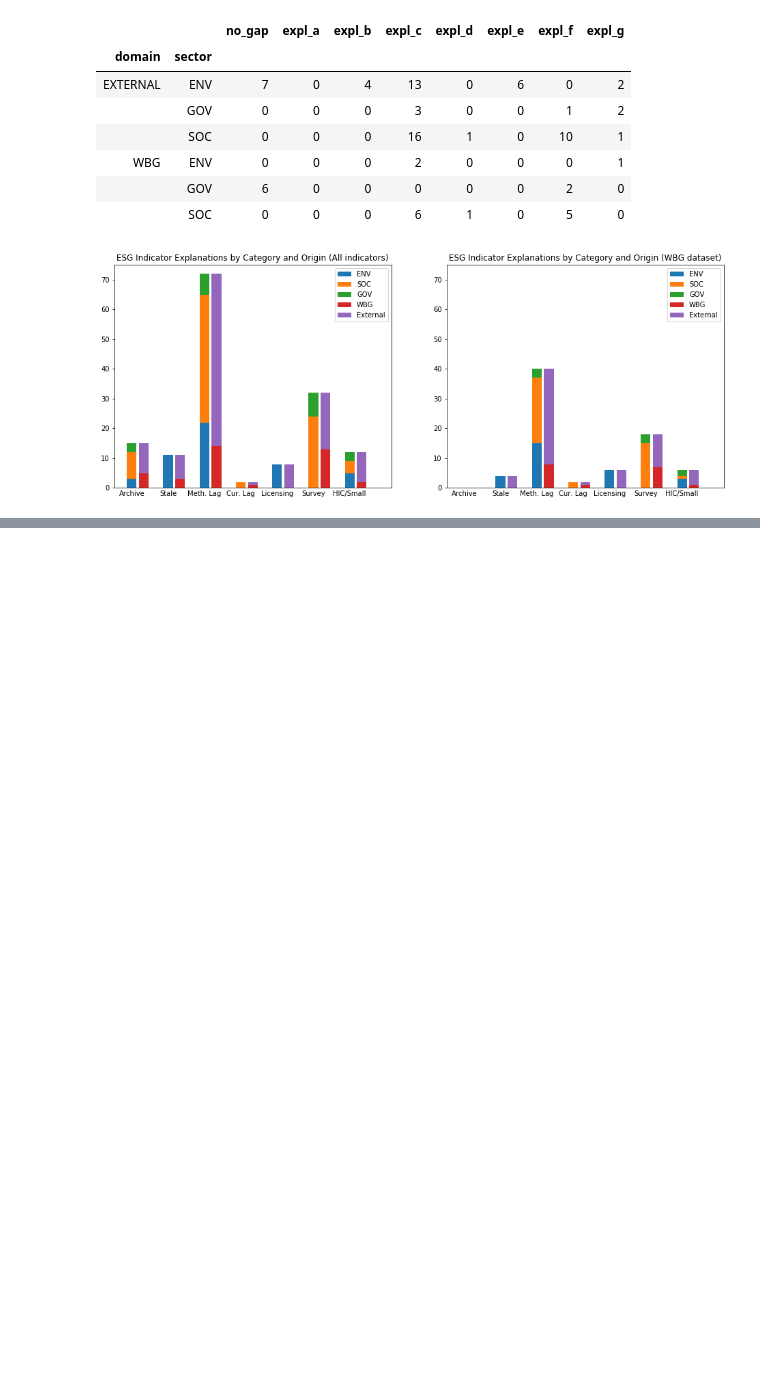
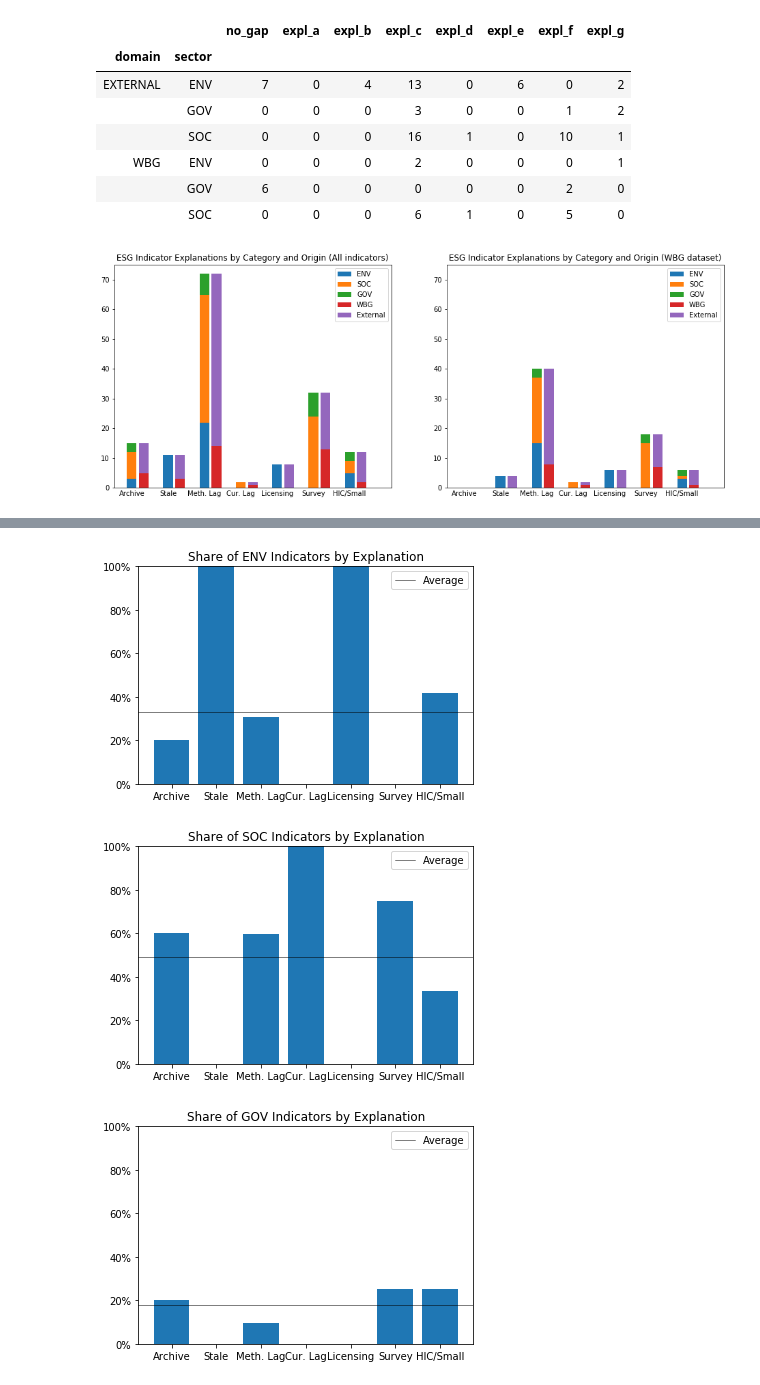
Before and after one commit to worldbank/ESG_gaps_research, a Jupyter notebook: python/summary-analysis.ipynb, the cells around one changed output, grey strips where cells are left out. Drawn from its saved outputs; the diff is of its cells as text; code cells hidden in the pictures; blank space fills up the shorter version.

```diff
--- a/python/summary-analysis.ipynb
+++ b/python/summary-analysis.ipynb
@@ -180,0 +162,21 @@ esg[esg['expl_d']==1][core_fields]
+# %%
+
+esg2 = esg.groupby('sector').sum().reindex(['ENV', 'SOC', 'GOV'])[expl_a_g]
+
+for i in esg2.columns:
+    esg2[i] = esg2[i] / esg2[i].sum()
+
+plt.figure()
+n = 1
+for c in esg2.index:
+
+    plot_shares(plt.subplot(), esg2.columns, esg2.loc[c], work.loc['Total', c])
+    plt.title('Share of {} Indicators by Explanation'.format(c))
+    plt.show()
+    n = n+1
+
+# hmm, this might look better as a grouped column chart per above
+# %% [output]
+[figure, added]
+[figure, added]
+[figure, added]
```
Also changed, not shown: parts of 10 cells of this notebook, 1 other file.
